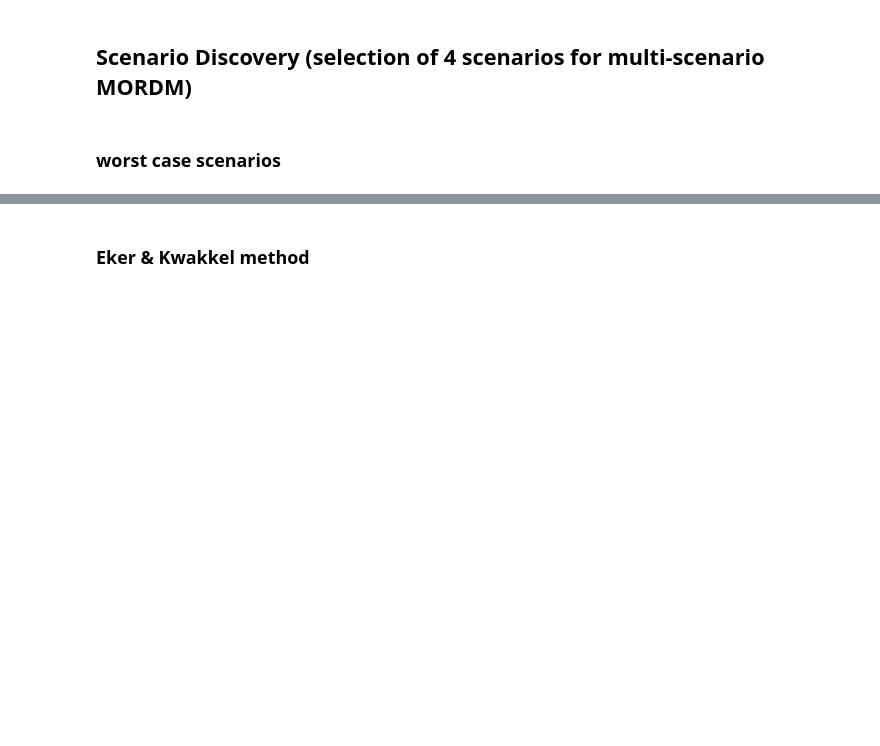
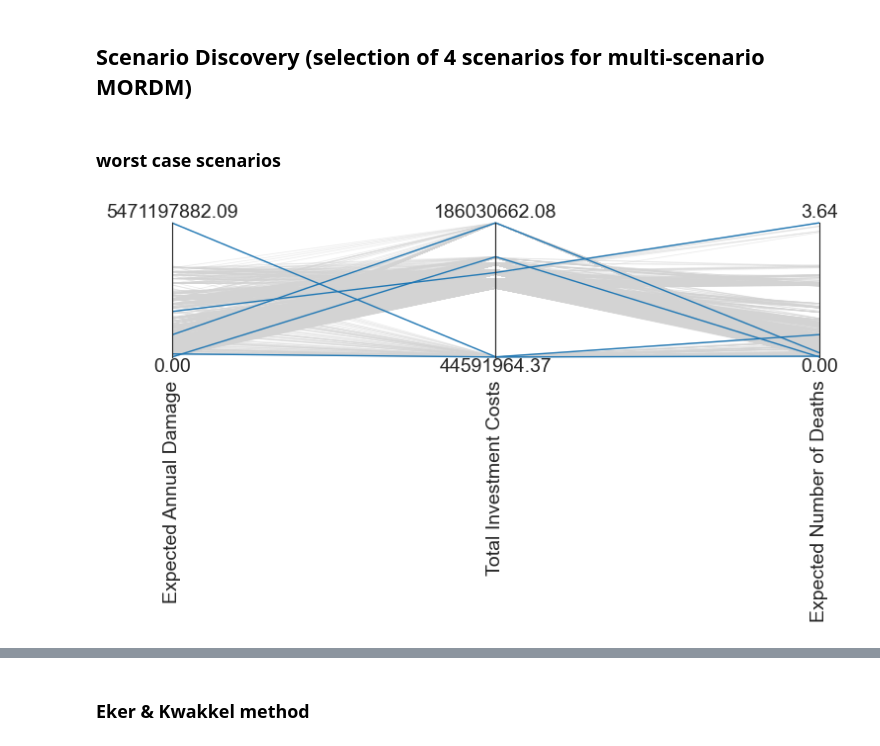
Before and after one commit to green-caro/epa1361_open, a Jupyter notebook: final assignment/V2_Multi-scenario_MORDM_and_ScenarioDiscovery.ipynb, the cells around one changed output, grey strips where cells are left out. Drawn from its saved outputs; the diff is of its cells as text; code cells hidden in the pictures; blank space fills up the shorter version.

```diff
--- a/final assignment/V2_Multi-scenario_MORDM_and_ScenarioDiscovery.ipynb
+++ b/final assignment/V2_Multi-scenario_MORDM_and_ScenarioDiscovery.ipynb
@@ -282,31 +277,33 @@ plt.show()
 # %%
 import numpy as np
 import pandas as pd
 import matplotlib.pyplot as plt
 import seaborn as sns
 
 from ema_workbench.analysis import parcoords
 
 # conditional on y
 all_data = pd.DataFrame({k:v for k,v in outcomes.items()})
 
 # let's get the unique indices for the minima and maxima across
 # all objectives
 indices = pd.concat([all_data.idxmax(), all_data.idxmin()]).unique()
 
 limits = parcoords.get_limits(all_data)
 axes = parcoords.ParallelAxes(limits)
 
 # we set the linewidth lower, and make the lines slightly transpartant using alpha
 # this often helps reveal patterns in the results.
 axes.plot(all_data, color='lightgrey', lw=0.5, alpha=0.5)
 axes.plot(all_data.iloc[indices, :], color=sns.color_palette()[0], lw=1)
-axes.invert_axis('max_P')
+#axes.invert_axis('max_P')
 
 fig = plt.gcf()
 fig.set_size_inches((8, 4))
 
 plt.show()
+# %% [output]
+[figure, added]
 # %%
 print(all_data.idxmax())
 print(all_data.idxmin())
```
Also changed, not shown: parts of 15 cells of this notebook, 1 other file.
